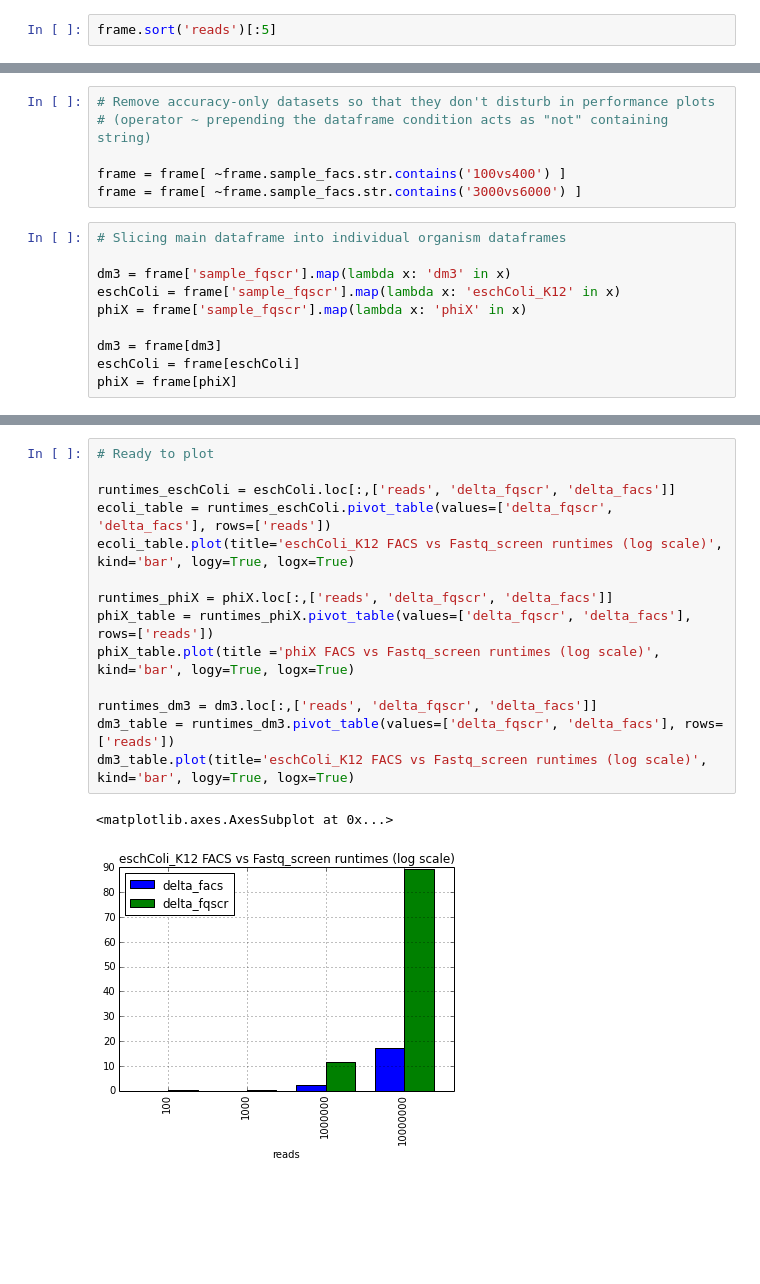
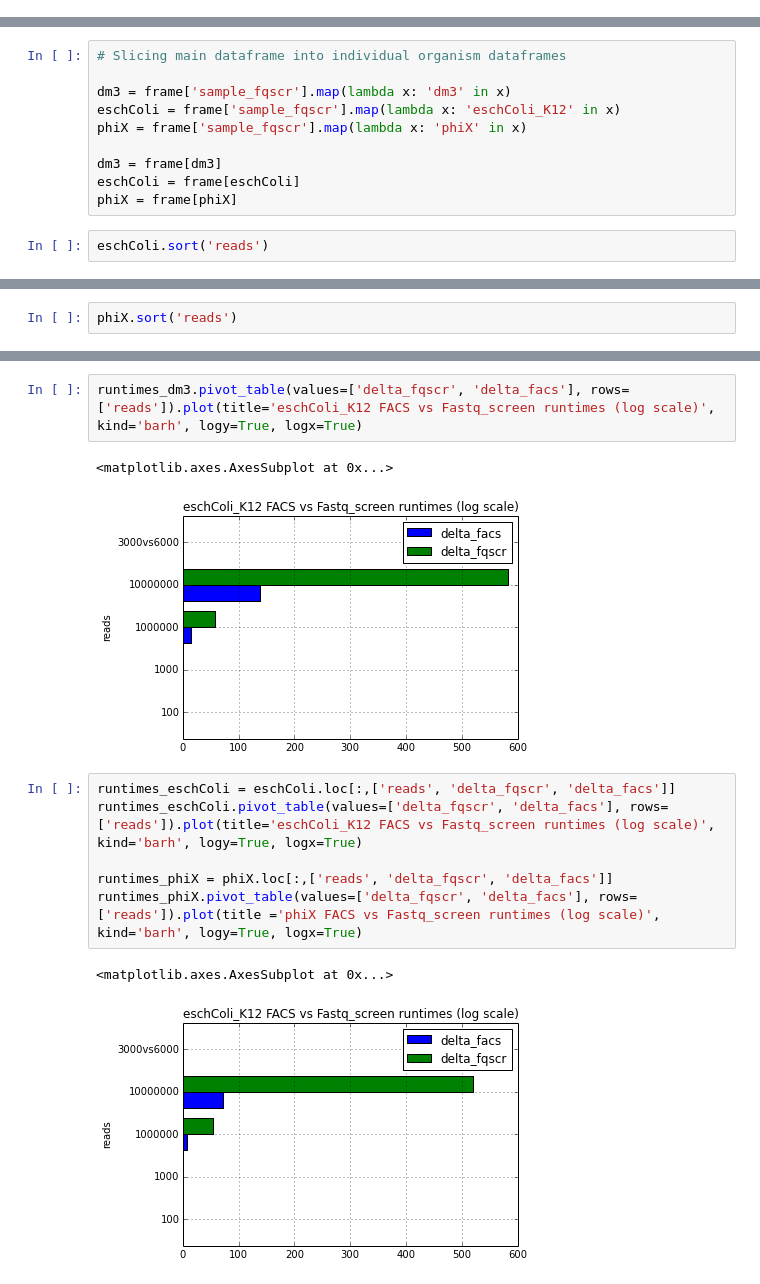
Before and after one commit to SciLifeLab/facs, a Jupyter notebook: facs/utils/benchmarks_facs.ipynb, the cells around one changed output, grey strips where cells are left out. Cells and saved outputs as stored; diff of their text form; blank space fills up the shorter version.

```diff
--- a/facs/utils/benchmarks_facs.ipynb
+++ b/facs/utils/benchmarks_facs.ipynb
@@ -49,2 +74,0 @@ frame.sort('reads').loc[:,['reads', 'contam_fqscr', 'contam_facs']][:5]
-# %%
-frame.sort('reads')[:5]
@@ -105,9 +88,3 @@ The fact that it is not 100% might be explained by simNGS mechanics: some reads
-# %%
-# Remove accuracy-only datasets so that they don't disturb in performance plots
-# (operator ~ prepending the dataframe condition acts as "not" containing string)
-
-frame = frame[ ~frame.sample_facs.str.contains('100vs400') ]
-frame = frame[ ~frame.sample_facs.str.contains('3000vs6000') ]
 # %%
 # Slicing main dataframe into individual organism dataframes
 
@@ -118,3 +95,5 @@ phiX = frame['sample_fqscr'].map(lambda x: 'phiX' in x)
 dm3 = frame[dm3]
 eschColi = frame[eschColi]
 phiX = frame[phiX]
+# %%
+eschColi.sort('reads')
@@ -120,0 +119,2 @@ phiX = frame[phiX]
+# %%
+phiX.sort('reads')
@@ -121,17 +184,14 @@ phiX = frame[phiX]
+# %%
+runtimes_dm3.pivot_table(values=['delta_fqscr', 'delta_facs'], rows=['reads']).plot(title='eschColi_K12 FACS vs Fastq_screen runtimes (log scale)', kind='barh', logy=True, logx=True)
+# %% [output]
+<matplotlib.axes.AxesSubplot at 0x...>
+[figure, added]
 # %%
-# Ready to plot
-
 runtimes_eschColi = eschColi.loc[:,['reads', 'delta_fqscr', 'delta_facs']]
-ecoli_table = runtimes_eschColi.pivot_table(values=['delta_fqscr', 'delta_facs'], rows=['reads'])
-ecoli_table.plot(title='eschColi_K12 FACS vs Fastq_screen runtimes (log scale)', kind='bar', logy=True, logx=True)
+runtimes_eschColi.pivot_table(values=['delta_fqscr', 'delta_facs'], rows=['reads']).plot(title='eschColi_K12 FACS vs Fastq_screen runtimes (log scale)', kind='barh', logy=True, logx=True)
 
 runtimes_phiX = phiX.loc[:,['reads', 'delta_fqscr', 'delta_facs']]
-phiX_table = runtimes_phiX.pivot_table(values=['delta_fqscr', 'delta_facs'], rows=['reads'])
-phiX_table.plot(title ='phiX FACS vs Fastq_screen runtimes (log scale)', kind='bar', logy=True, logx=True)
-
-runtimes_dm3 = dm3.loc[:,['reads', 'delta_fqscr', 'delta_facs']]
-dm3_table = runtimes_dm3.pivot_table(values=['delta_fqscr', 'delta_facs'], rows=['reads'])
-dm3_table.plot(title='eschColi_K12 FACS vs Fastq_screen runtimes (log scale)', kind='bar', logy=True, logx=True)
+runtimes_phiX.pivot_table(values=['delta_fqscr', 'delta_facs'], rows=['reads']).plot(title ='phiX FACS vs Fastq_screen runtimes (log scale)', kind='barh', logy=True, logx=True)
 # %% [output]
 <matplotlib.axes.AxesSubplot at 0x...>
-[figure, old version]
+[figure, new version]
```
Also changed, not shown: parts of 17 cells of this notebook.
